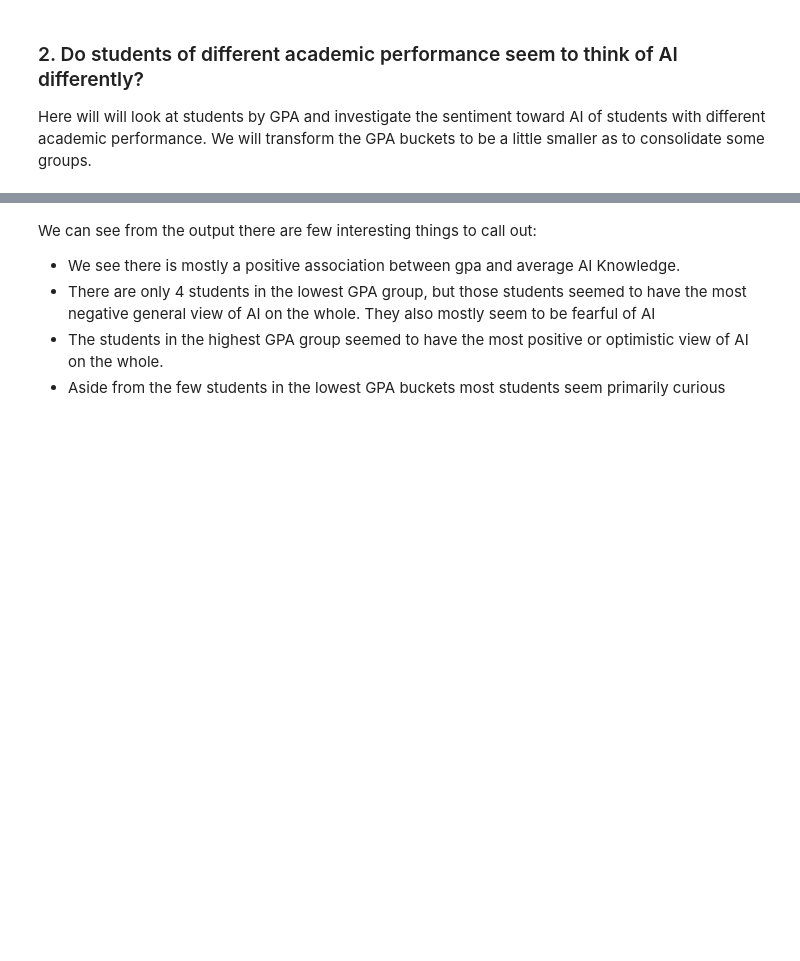
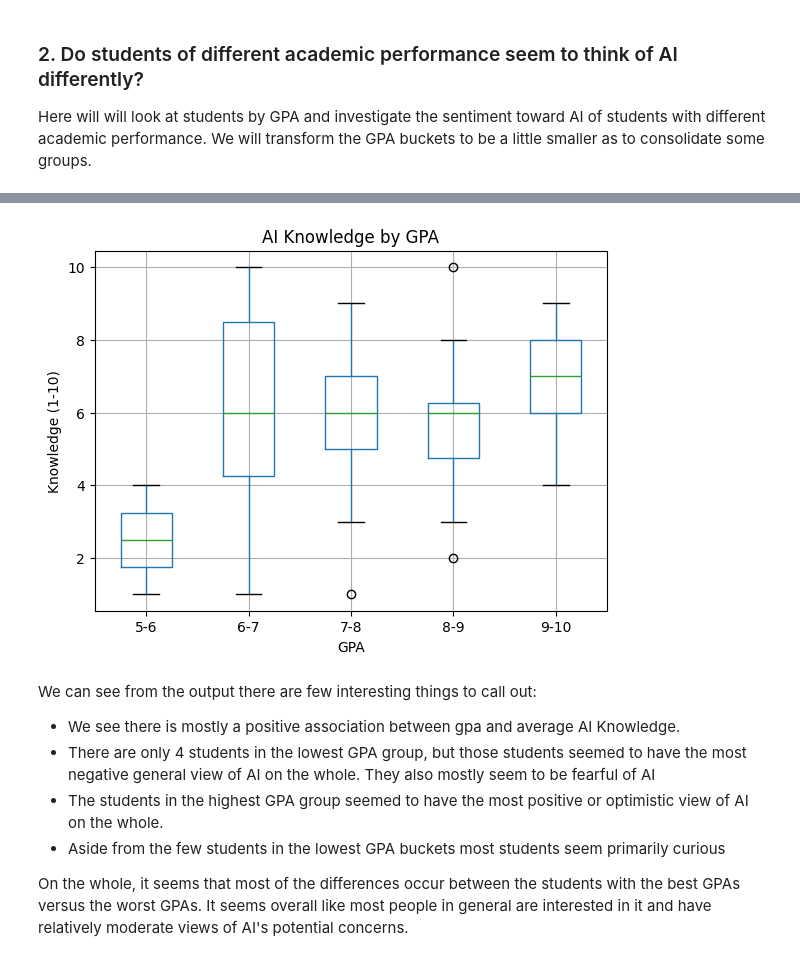
Before and after one commit to danield2255/ai_in_education_analysis, a Jupyter notebook: SurveyDataExploration.ipynb, the cells around one changed output, grey strips where cells are left out. Saved outputs shown, nothing was run; the diff lists cells and outputs as text; code cells hidden in the pictures; blank space fills up the shorter version.

```diff
--- a/SurveyDataExploration.ipynb
+++ b/SurveyDataExploration.ipynb
@@ -426,9 +437,21 @@ shape: (5, 14)
 | "7-8" | 44 | 6.022727 | 1 | 0.022727 | 2.522727 | ... |
 | "8-9" | 20 | 5.6 | 2 | 0.1 | 2.5 | ... |
 | "9-10" | 13 | 7.0 | 1 | 0.076923 | 2.230769 | ... |
+# %%
+df_new.to_pandas().boxplot(column="ai_knowledge_1-10", by="gpa_buckets")
+plt.suptitle("")
+plt.title("AI Knowledge by GPA")
+plt.xlabel("GPA")
+plt.ylabel("Knowledge (1-10)")
+plt.show()
+# %% [output]
+[figure, added]
 # %% [markdown]
 We can see from the output there are few interesting things to call out:
 - We see there is mostly a positive association between gpa and average AI Knowledge.
 - There are only 4 students in the lowest GPA group, but those students seemed to have the most negative general view of AI on the whole. They also mostly seem to be fearful of AI
 - The students in the highest GPA group seemed to have the most positive or optimistic view of AI on the whole.
 - Aside from the few students in the lowest GPA buckets most students seem primarily curious
+
+
+On the whole, it seems that most of the differences occur between the students with the best GPAs versus the worst GPAs. It seems overall like most people in general are interested in it and have relatively moderate views of AI's potential concerns.
```
Also changed, not shown: parts of 19 cells of this notebook, 2 other files.
